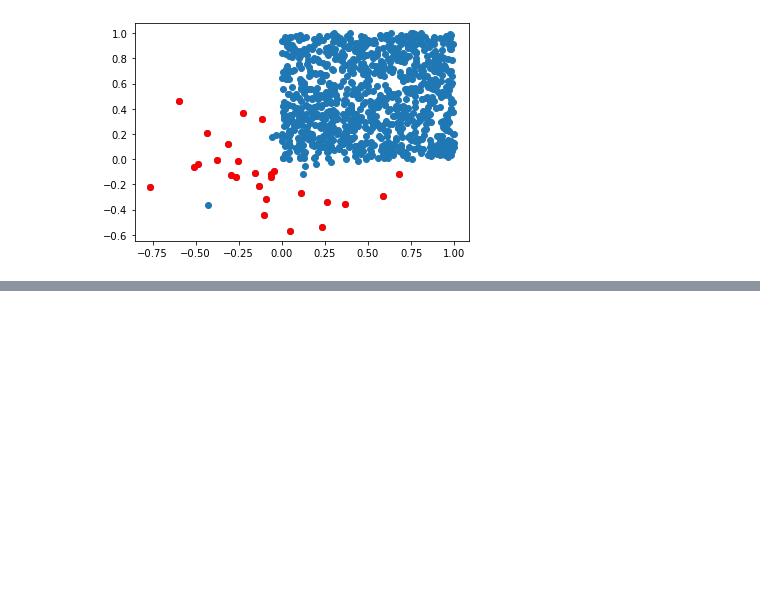
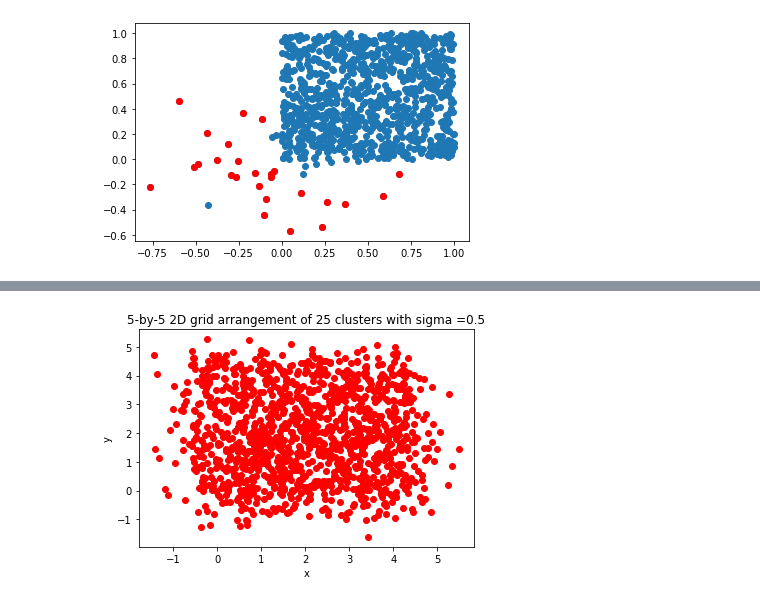
Before and after one commit to lougani-faouzi/DA, a Jupyter notebook: Assignments2.ipynb, the cells around one changed output, grey strips where cells are left out. Saved outputs shown, nothing was run; the diff lists cells and outputs as text; code cells hidden in the pictures; blank space fills up the shorter version.

```diff
--- a/Assignments2.ipynb
+++ b/Assignments2.ipynb
@@ -259,0 +298,34 @@ plt.show()
+# %%
+import matplotlib.pyplot as plt
+import numpy as np
+import math
+
+grid_size = 5   # size fo the grid
+Dim = 2         # dimension
+nbr_cluster = 25  # number of clusters
+N = 50          # N points in 2D generated by a Gaussian distribution,
+sigma = 0.5     # value of 𝜎=0.5
+cpt = 0.0
+
+# here we generate our centroids
+centroids = np.zeros(0)
+for i in range(grid_size):
+    for j in range(grid_size):
+        centroids = np.append(centroids, [i, j])
+centroids = centroids.reshape(nbr_cluster, Dim)
+# here we generate our data
+temp = np.zeros(0)
+for i in range(nbr_cluster):
+    data = np.random.normal(mu, sigma, N*Dim)
+    data[::2] += centroids[i][0]
+    data[1::2] += centroids[i][1]
+    temp = np.append(temp, data)
+temp = temp.reshape(nbr_cluster *N, Dim)
+#plot results
+plt.scatter(temp[:, 0], temp[:, 1],color='r')
+plt.xlabel("x")
+plt.ylabel("y")
+plt.title("5-by-5 2D grid arrangement of 25 clusters with sigma =0.5")
+plt.show()
+# %% [output]
+[figure, added]
```
Also changed, not shown: parts of 5 cells of this notebook.
